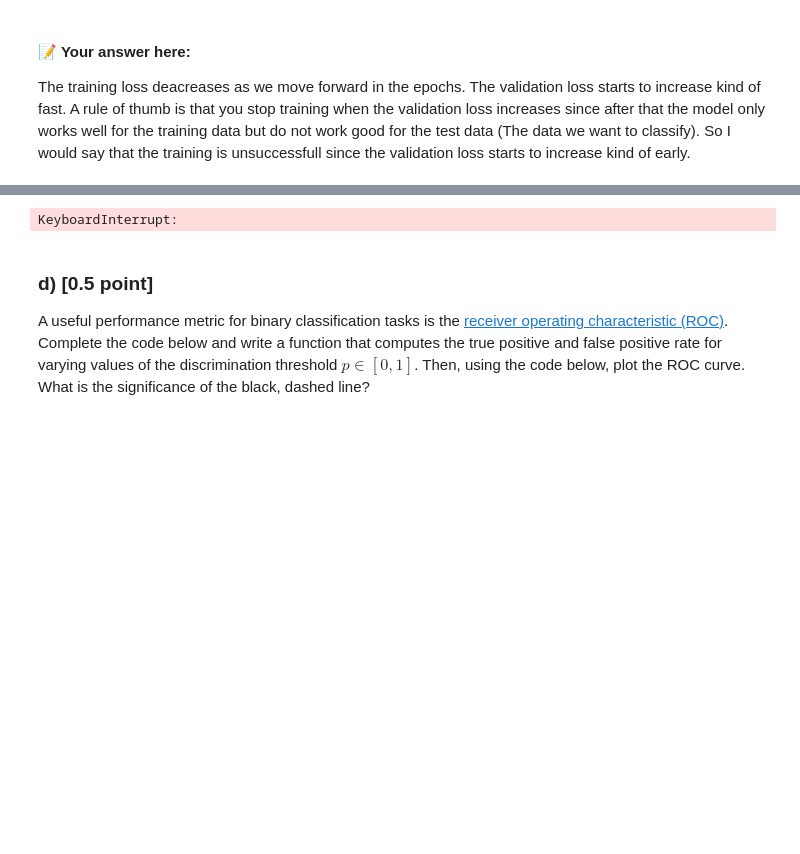
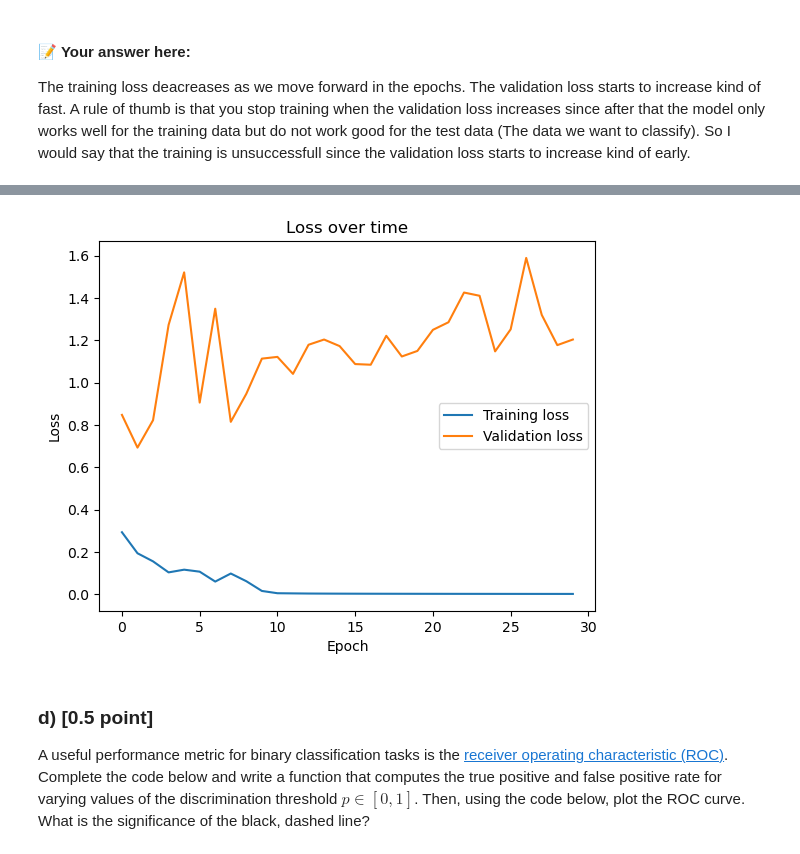
Before and after one commit to maximiliann97/TDA233-Algoritms-ML, a Jupyter notebook: HW3_2023.ipynb, the cells around one changed output, grey strips where cells are left out. Cells and saved outputs as stored; diff of their text form; code cells hidden in the pictures; blank space fills up the shorter version.

```diff
--- a/HW3_2023.ipynb
+++ b/HW3_2023.ipynb
@@ -783,9 +783,9 @@ The training loss deacreases as we move forward in the epochs. The validation lo
 import matplotlib.pyplot as plt
 
 input_features = 3*128*128
-width = 400
-model = FullyConnected(input_features, width)
-optimizer = GradientDescent(model.parameters(), learning_rate=0.04)
+width = 600
+fc_model = FullyConnected(input_features, width)
+optimizer = GradientDescent(model.parameters(), learning_rate=0.05)
 nEpochs = 30
 
 train_list_conv = []
@@ -794,7 +794,7 @@ validation_list_conv = []
 for epoch in range(nEpochs):
     training_loss, validation_loss = train_epoch(training_loader_catsndogs, validation_loader_catsndogs, model, loss, optimizer, device)
     if epoch==9:
-        optimizer = GradientDescent(model.parameters(), learning_rate=0.003)
+        optimizer = GradientDescent(model.parameters(), learning_rate=0.008)
     train_list_conv.append(training_loss)
     validation_list_conv.append(validation_loss)
     print(f'Validation loss: {validation_loss}')
@@ -812,4 +827,4 @@ Batch (42 / 83): Loss 0.54
-KeyboardInterrupt:
+[figure, added]
 # %% [markdown]
 ### d) [0.5 point]
 
```
Also changed, not shown: parts of 15 cells of this notebook.
